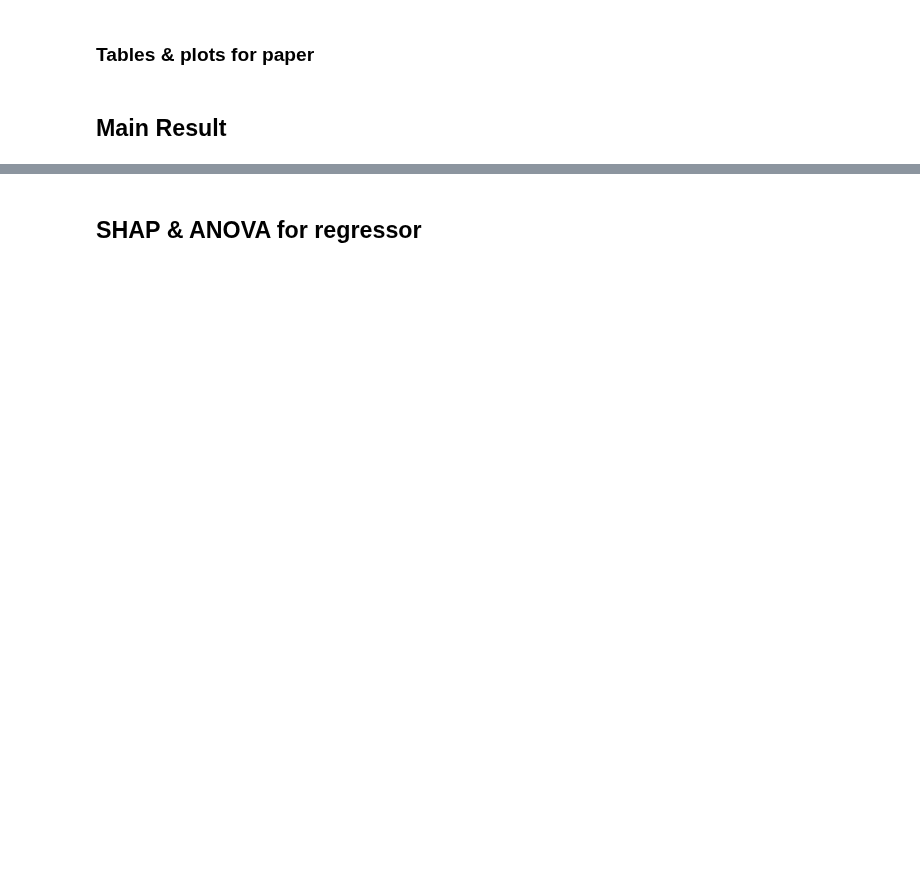
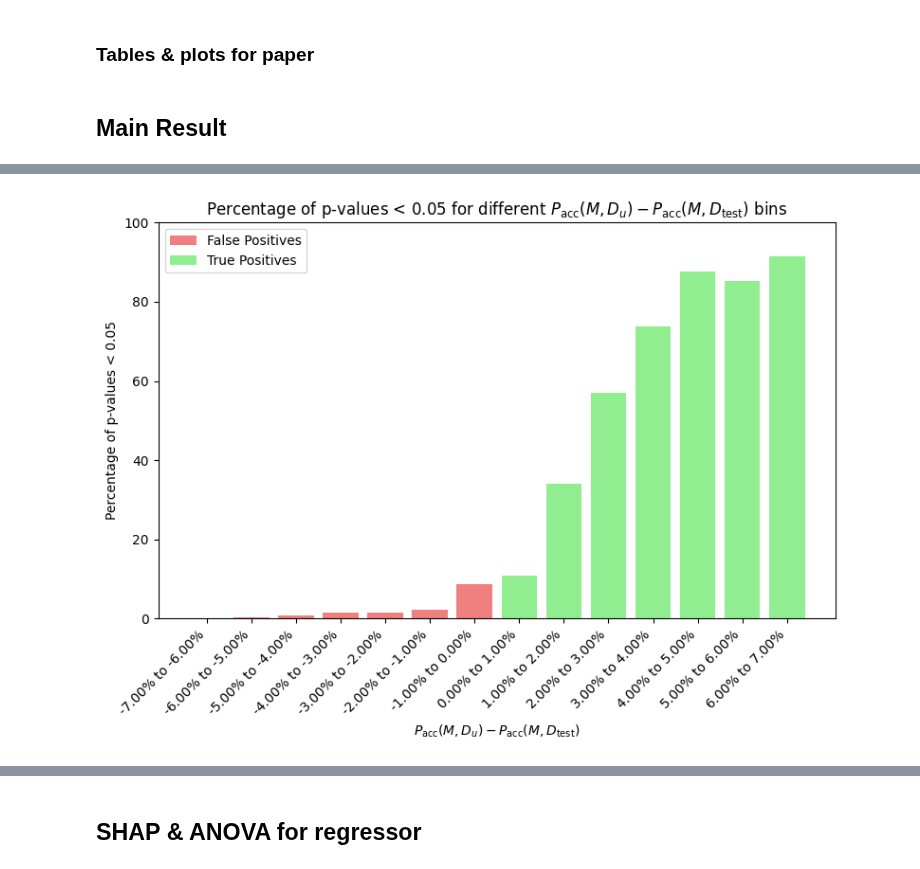
Before and after one commit to cleverhans-lab/suitability, a Jupyter notebook: tables_plots.ipynb, the cells around one changed output, grey strips where cells are left out. Drawn from its saved outputs; the diff is of its cells as text; code cells hidden in the pictures; blank space fills up the shorter version.

```diff
--- a/tables_plots.ipynb
+++ b/tables_plots.ipynb
@@ -88,2 +102,33 @@ display(subset_results_df)
+# %%
+results_df_0 = results_df[results_df['margin'] == 0]
+
+# Define bins for 'acc_diff'
+bins = np.linspace(-0.07, 0.07, 15)
+bin_labels = [f"{100*bins[i]:.2f}% to {100*bins[i+1]:.2f}%" for i in range(len(bins) - 1)]
+
+# Assign 'acc_diff' values to bins
+results_df_0['bin'] = pd.cut(results_df_0['acc_diff'], bins=bins, labels=bin_labels, include_lowest=True)
+
+# Calculate the percentage of p-values < 0.05 for each bin
+bin_p_value_percentages = (
+    results_df_0.groupby('bin')['p_value']
+    .apply(lambda x: (x < 0.05).mean() * 100)
+    .reset_index(name='percentage_p_value_less_0.05')
+)
+
+# Plot the results
+plt.figure(figsize=(8, 6))
+plt.bar(bin_p_value_percentages['bin'][:7], bin_p_value_percentages['percentage_p_value_less_0.05'][:7], color='lightcoral', label='False Positives')
+plt.bar(bin_p_value_percentages['bin'][7:], bin_p_value_percentages['percentage_p_value_less_0.05'][7:], color='lightgreen', label='True Positives')
+plt.xticks(rotation=45, ha='right')
+plt.xlabel(r'$P_{\text{acc}}(M,D_u)-P_{\text{acc}}(M,D_{\text{test}})$')
+plt.ylabel('Percentage of p-values < 0.05')
+plt.title(r'Percentage of p-values < 0.05 for different $P_{\text{acc}}(M,D_u)-P_{\text{acc}}(M,D_{\text{test}})$ bins')
+plt.ylim(0, 100)
+plt.legend()
+plt.tight_layout()
+plt.show()
+# %% [output]
+[figure, added]
 # %%
 results_df = pd.read_csv("suitability/results/sf_evals/erm/fmow_direct_testing_results_id_subsets_ERM_last_0.csv")
```
Also changed, not shown: parts of 11 cells of this notebook, 2 other files.
